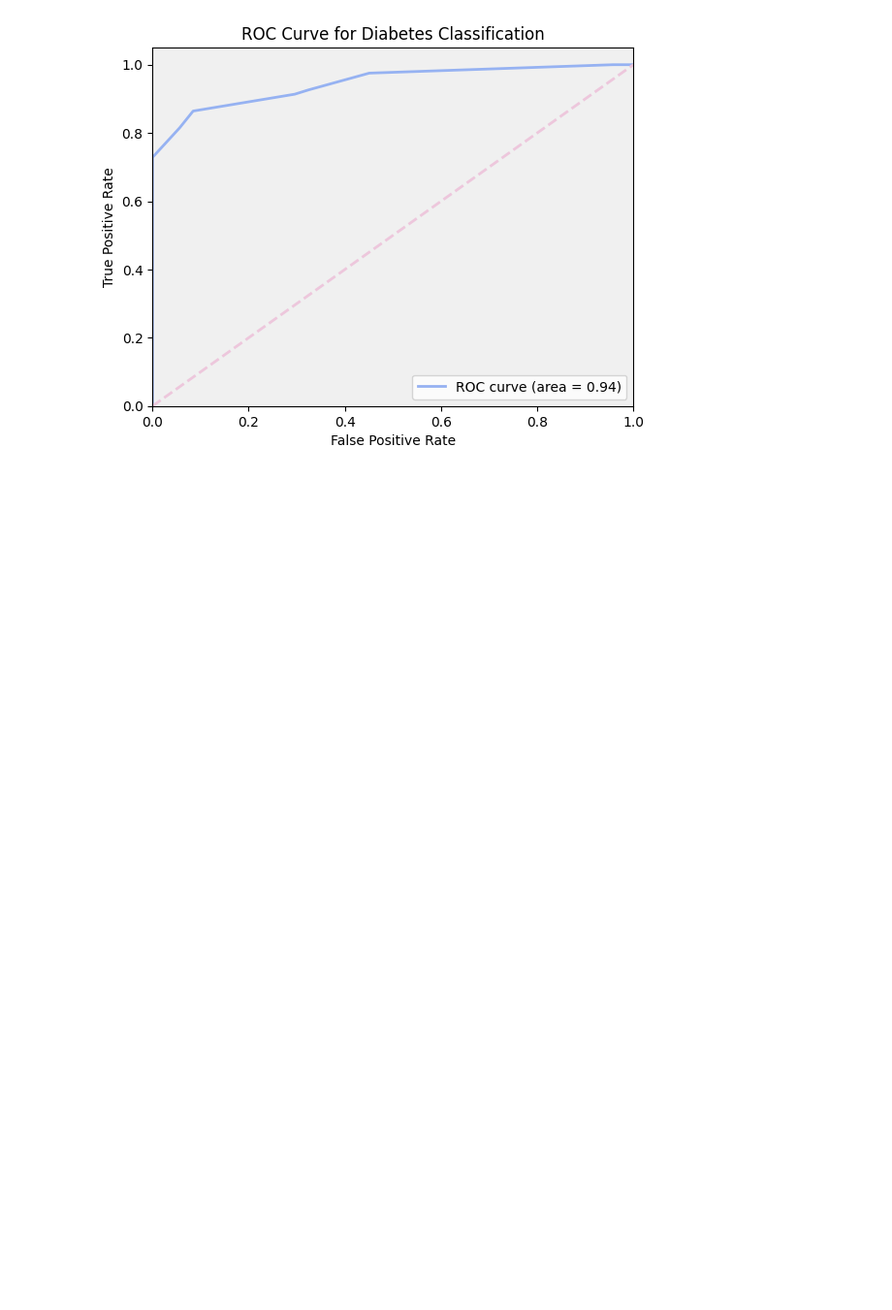
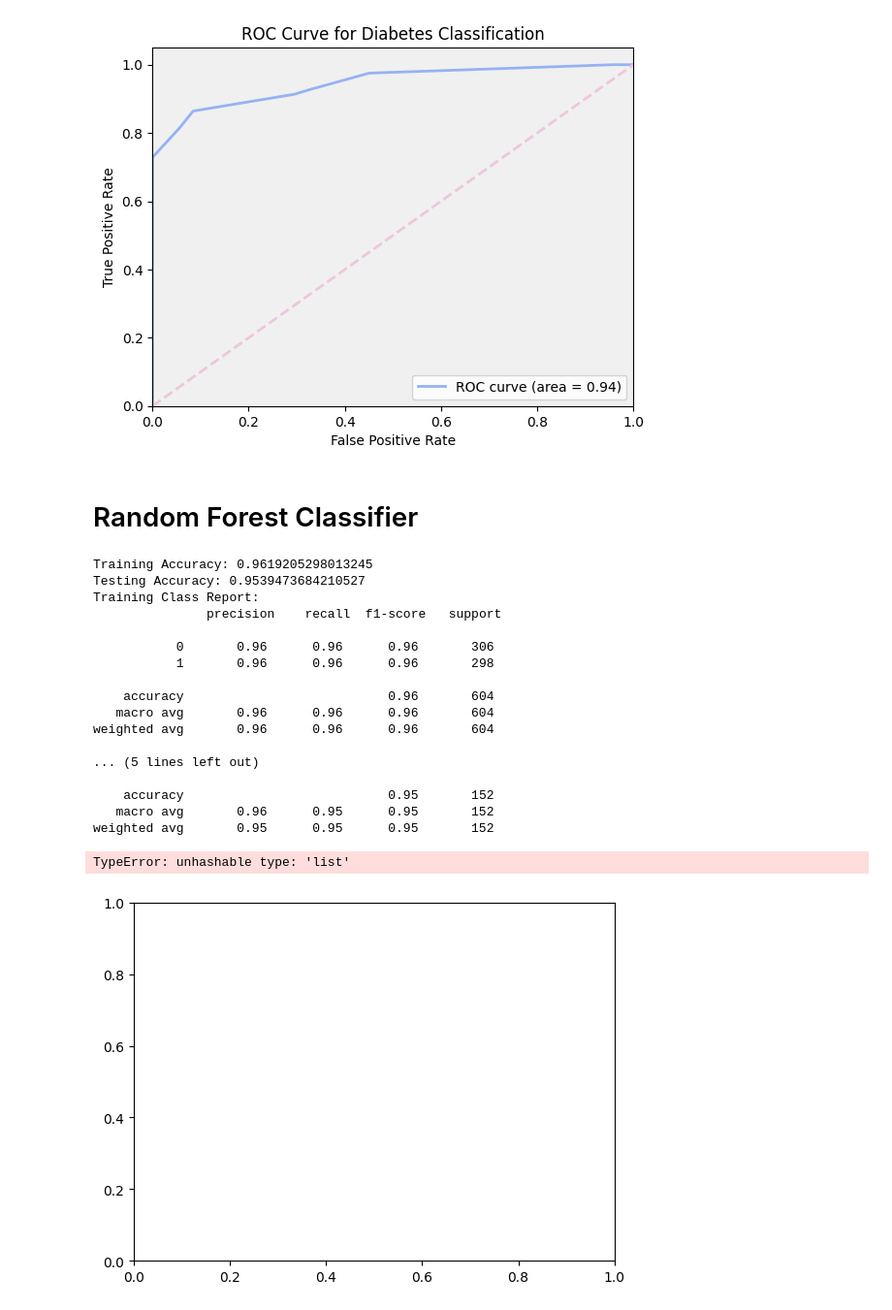
Before and after one commit to AureliaSindhu/HealthcareDiabetes, a Jupyter notebook: SummerDataProj.ipynb, the cells around one changed output. Shown at 97% size. Drawn from its saved outputs; the diff is of its cells as text; code cells hidden in the pictures; blank space fills up the shorter version.

Commit message:
added random forest

```diff
--- a/SummerDataProj.ipynb
+++ b/SummerDataProj.ipynb
@@ -240,3 +241,63 @@ plt.legend(loc="lower right")
 plt.show()
 # %% [output]
 [figure]
+# %% [markdown]
+<h1> Random Forest Classifier </h1>
+# %%
+# Initializing the Random Forest model
+rf_model = RandomForestClassifier(n_estimators=100, max_depth=5, random_state=3)
+
+# Training the model
+rf_model.fit(X_train, y_train)
+
+# Making predictions
+train_predictions = rf_model.predict(X_train)
+test_predictions = rf_model.predict(X_test)
+
+# Evaluating the model on the training data
+train_accuracy = accuracy_score(y_train, train_predictions)
+train_conf_matrix = confusion_matrix(y_train, train_predictions)
+train_class_report = classification_report(y_train, train_predictions)
+
+# Evaluating the model on the testing data
+test_accuracy = accuracy_score(y_test, test_predictions)
+test_conf_matrix = confusion_matrix(y_test, test_predictions)
+test_class_report = classification_report(y_test, test_predictions)
+
+# Printing the evaluation metrics
+print("Training Accuracy:", train_accuracy)
+print("Testing Accuracy:", test_accuracy)
+print("Training Class Report:\n", train_class_report)
+print("Testing Class Report:\n", test_class_report)
+
+# Visualizing the training confusion matrix
+disp_train = ConfusionMatrixDisplay(confusion_matrix=train_conf_matrix, display_labels=['Actual 0', 'Actual 1'])
+disp_train.plot(cmap=myPalette2)
+plt.title('Training Confusion Matrix')
+plt.show()
+
+# Visualizing the testing confusion matrix
+disp_test = ConfusionMatrixDisplay(confusion_matrix=test_conf_matrix, display_labels=['Actual 0', 'Actual 1'])
+disp_test.plot(cmap=myPalette2)
+plt.title('Testing Confusion Matrix')
+plt.show()
+# %% [output]
+Training Accuracy: 0.9619205298013245
+Testing Accuracy: 0.9539473684210527
+Training Class Report:
+               precision    recall  f1-score   support
+
+           0       0.96      0.96      0.96       306
+           1       0.96      0.96      0.96       298
+
+    accuracy                           0.96       604
+   macro avg       0.96      0.96      0.96       604
+weighted avg       0.96      0.96      0.96       604
+
+... (5 lines left out)
+
+    accuracy                           0.95       152
+   macro avg       0.96      0.95      0.95       152
+weighted avg       0.95      0.95      0.95       152
+TypeError: unhashable type: 'list'
+[figure, added]
```
Also changed, not shown: parts of 1 cell of this notebook.
